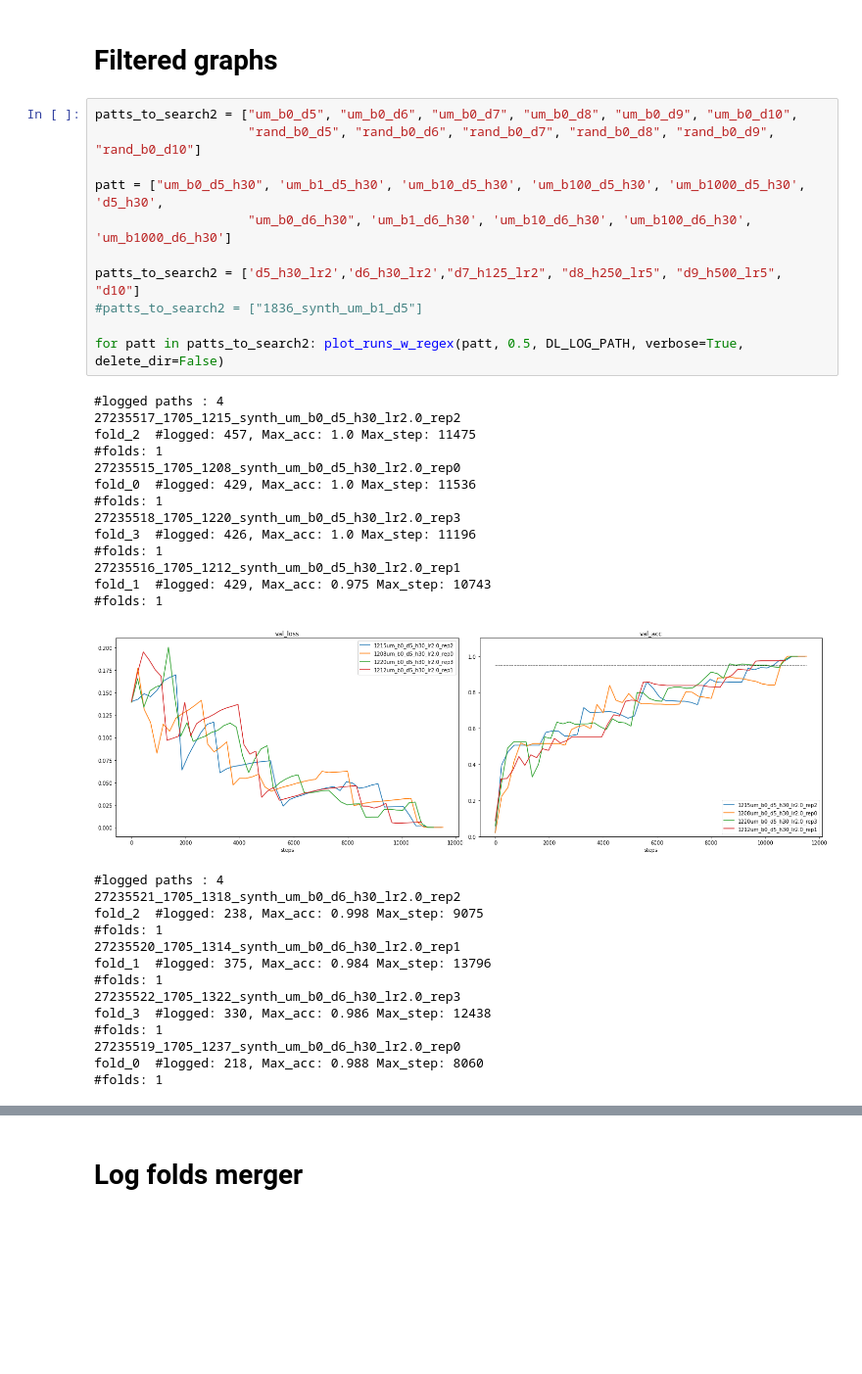
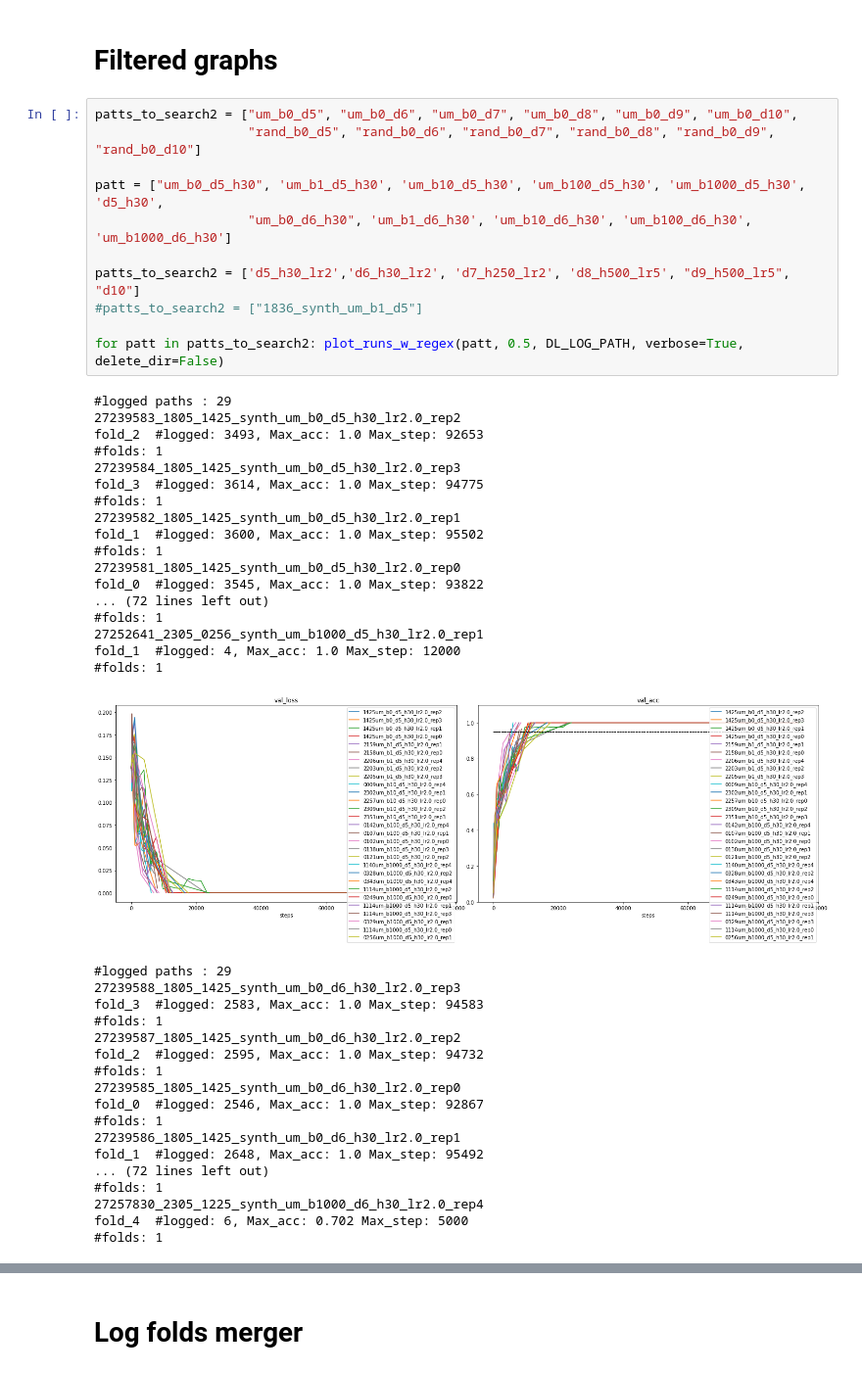
Before and after one commit to jeromel05/Ultrametric-benchmark-v2, a Jupyter notebook: notebooks/postprocessing_metrics.ipynb, the cells around one changed output, grey strips where cells are left out. Shown at 98% size. Saved outputs shown, nothing was run; the diff lists cells and outputs as text; blank space fills up the shorter version.

```diff
--- a/notebooks/postprocessing_metrics.ipynb
+++ b/notebooks/postprocessing_metrics.ipynb
@@ -279,39 +280,47 @@ for el in highscore_table:
 # %%
 patts_to_search2 = ["um_b0_d5", "um_b0_d6", "um_b0_d7", "um_b0_d8", "um_b0_d9", "um_b0_d10",
                     "rand_b0_d5", "rand_b0_d6", "rand_b0_d7", "rand_b0_d8", "rand_b0_d9", "rand_b0_d10"]
 
 patt = ["um_b0_d5_h30", 'um_b1_d5_h30', 'um_b10_d5_h30', 'um_b100_d5_h30', 'um_b1000_d5_h30', 'd5_h30',
                     "um_b0_d6_h30", 'um_b1_d6_h30', 'um_b10_d6_h30', 'um_b100_d6_h30', 'um_b1000_d6_h30']
 
-patts_to_search2 = ['d5_h30_lr2','d6_h30_lr2',"d7_h125_lr2", "d8_h250_lr5", "d9_h500_lr5", "d10"]
+patts_to_search2 = ['d5_h30_lr2','d6_h30_lr2', 'd7_h250_lr2', 'd8_h500_lr5', "d9_h500_lr5", "d10"]
 #patts_to_search2 = ["1836_synth_um_b1_d5"]
 
 for patt in patts_to_search2: plot_runs_w_regex(patt, 0.5, DL_LOG_PATH, verbose=True, delete_dir=False)
 # %% [output]
-#logged paths : 4
-27235517_1705_1215_synth_um_b0_d5_h30_lr2.0_rep2
-fold_2  #logged: 457, Max_acc: 1.0 Max_step: 11475
+#logged paths : 29
+27239583_1805_1425_synth_um_b0_d5_h30_lr2.0_rep2
+fold_2  #logged: 3493, Max_acc: 1.0 Max_step: 92653
 #folds: 1
-27235515_1705_1208_synth_um_b0_d5_h30_lr2.0_rep0
-fold_0  #logged: 429, Max_acc: 1.0 Max_step: 11536
+27239584_1805_1425_synth_um_b0_d5_h30_lr2.0_rep3
+fold_3  #logged: 3614, Max_acc: 1.0 Max_step: 94775
 #folds: 1
-27235518_1705_1220_synth_um_b0_d5_h30_lr2.0_rep3
-fold_3  #logged: 426, Max_acc: 1.0 Max_step: 11196
+27239582_1805_1425_synth_um_b0_d5_h30_lr2.0_rep1
+fold_1  #logged: 3600, Max_acc: 1.0 Max_step: 95502
 #folds: 1
-27235516_1705_1212_synth_um_b0_d5_h30_lr2.0_rep1
-fold_1  #logged: 429, Max_acc: 0.975 Max_step: 10743
+27239581_1805_1425_synth_um_b0_d5_h30_lr2.0_rep0
+fold_0  #logged: 3545, Max_acc: 1.0 Max_step: 93822
+... (72 lines left out)
 #folds: 1
+27252641_2305_0256_synth_um_b1000_d5_h30_lr2.0_rep1
+fold_1  #logged: 4, Max_acc: 1.0 Max_step: 12000
+#folds: 1
-[figure, old version]
+[figure, new version]
-#logged paths : 4
-27235521_1705_1318_synth_um_b0_d6_h30_lr2.0_rep2
-fold_2  #logged: 238, Max_acc: 0.998 Max_step: 9075
+#logged paths : 29
+27239588_1805_1425_synth_um_b0_d6_h30_lr2.0_rep3
+fold_3  #logged: 2583, Max_acc: 1.0 Max_step: 94583
 #folds: 1
-27235520_1705_1314_synth_um_b0_d6_h30_lr2.0_rep1
-fold_1  #logged: 375, Max_acc: 0.984 Max_step: 13796
+27239587_1805_1425_synth_um_b0_d6_h30_lr2.0_rep2
+fold_2  #logged: 2595, Max_acc: 1.0 Max_step: 94732
 #folds: 1
-27235522_1705_1322_synth_um_b0_d6_h30_lr2.0_rep3
-fold_3  #logged: 330, Max_acc: 0.986 Max_step: 12438
+27239585_1805_1425_synth_um_b0_d6_h30_lr2.0_rep0
+fold_0  #logged: 2546, Max_acc: 1.0 Max_step: 92867
 #folds: 1
-27235519_1705_1237_synth_um_b0_d6_h30_lr2.0_rep0
-fold_0  #logged: 218, Max_acc: 0.988 Max_step: 8060
+27239586_1805_1425_synth_um_b0_d6_h30_lr2.0_rep1
+fold_1  #logged: 2648, Max_acc: 1.0 Max_step: 95492
+... (72 lines left out)
 #folds: 1
+27257830_2305_1225_synth_um_b1000_d6_h30_lr2.0_rep4
+fold_4  #logged: 6, Max_acc: 0.702 Max_step: 5000
+#folds: 1
```
Also changed, not shown: parts of 3 cells of this notebook, 3 other files.
